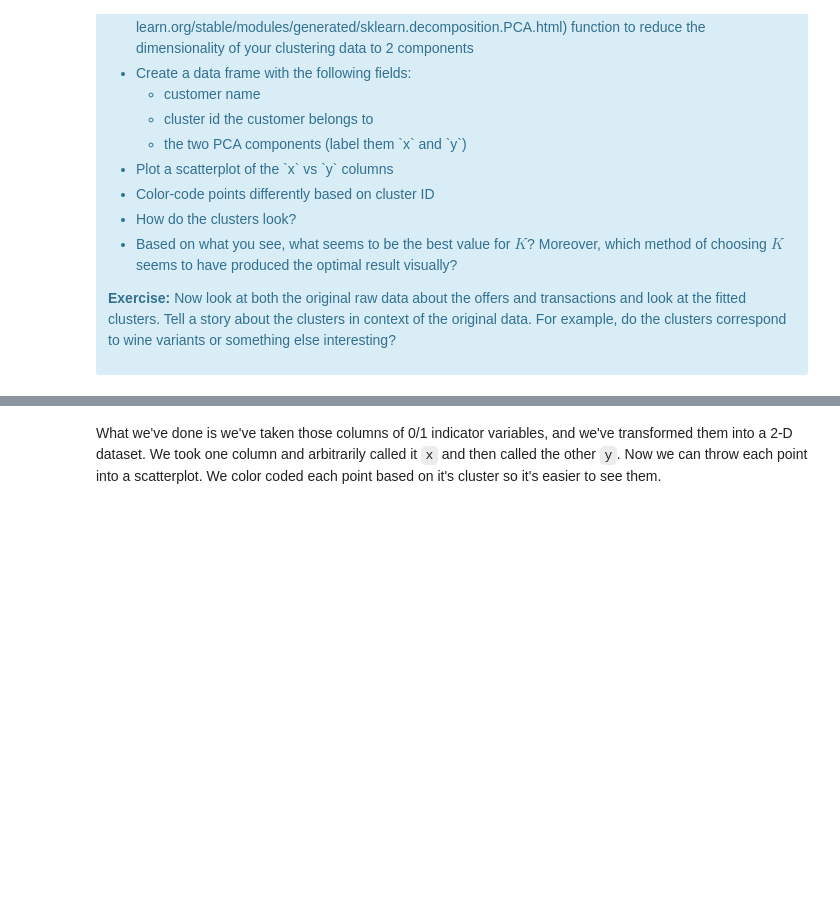
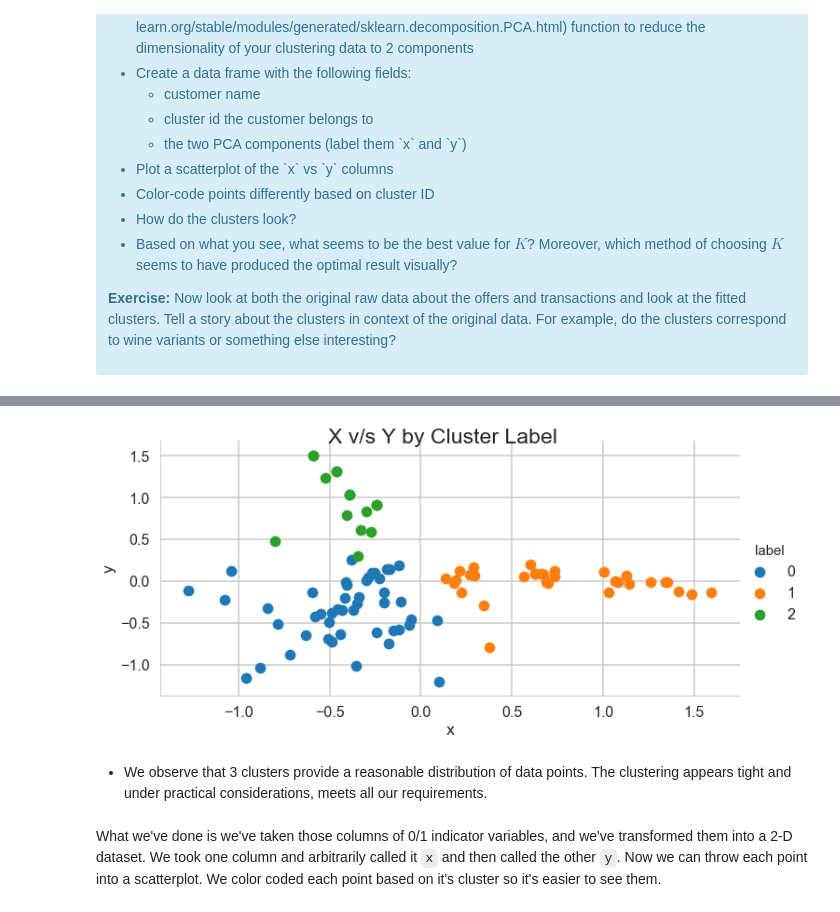
Before and after one commit to misri-saarthak/Mini-Projects---Data-Science-Intensive-Springboard-, a Jupyter notebook: Clustering/Mini_Project_Clustering.ipynb, the cells around one changed output, grey strips where cells are left out. Drawn from its saved outputs; the diff is of its cells as text; code cells hidden in the pictures; blank space fills up the shorter version.

```diff
--- a/Clustering/Mini_Project_Clustering.ipynb
+++ b/Clustering/Mini_Project_Clustering.ipynb
@@ -401,3 +403,15 @@ Based on the above plot, we could have taken 3 clusters for better results.
+# %%
+# Use seaborn to assign different colors for different clusters
+import seaborn
+
+fig = seaborn.FacetGrid(data=df, hue='label', aspect=2, size=5)
+
+plot = fig.map(plt.scatter, 'x', 'y').add_legend().fig.suptitle('X v/s Y by Cluster Label')
+# %% [output]
+[figure, added]
+# %% [markdown]
+* We observe that 3 clusters provide a reasonable distribution of data points. The clustering appears tight
+  and under practical considerations, meets all our requirements.
 # %% [markdown]
 What we've done is we've taken those columns of 0/1 indicator variables, and we've transformed them into a 2-D dataset. We took one column and arbitrarily called it `x` and then called the other `y`. Now we can throw each point into a scatterplot. We color coded each point based on it's cluster so it's easier to see them.
 # %% [markdown]
```
Also changed, not shown: parts of 41 cells of this notebook.
